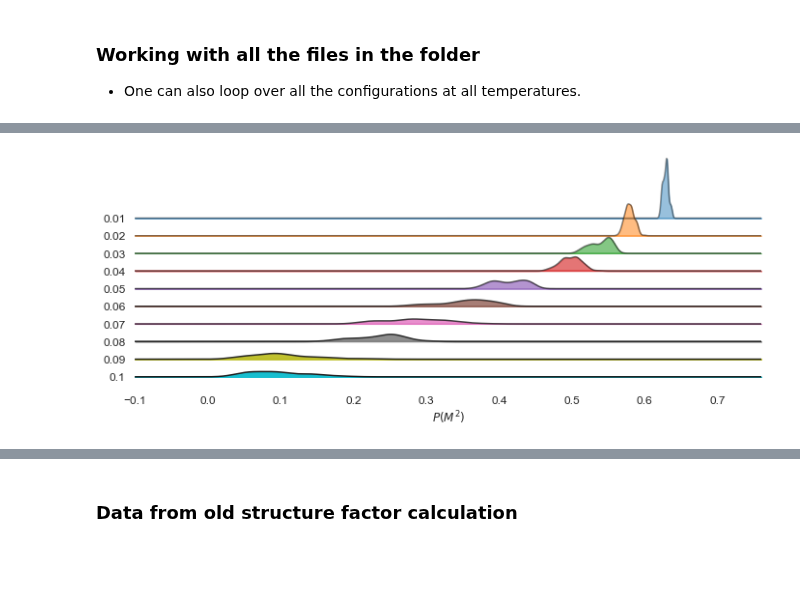
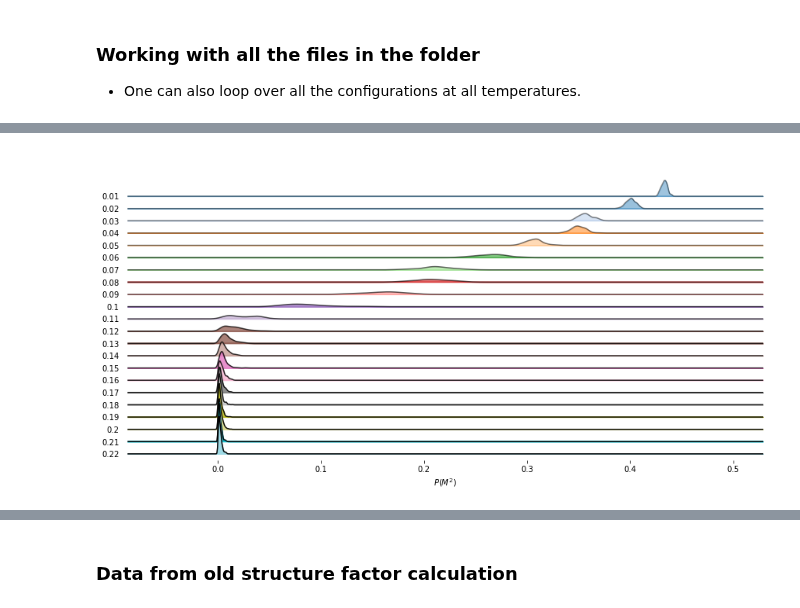
Before and after one commit to Shashi1a/tca_ptca, a Jupyter notebook: spinspincorr.ipynb, the cells around one changed output, grey strips where cells are left out. Cells and saved outputs as stored; diff of their text form; code cells hidden in the pictures; blank space fills up the shorter version.

Commit message:
saved the comparison plots

```diff
--- a/spinspincorr.ipynb
+++ b/spinspincorr.ipynb
@@ -122,7 +122,6 @@ class StructureFactor:
         '''
         ### store names of all files in a list
         f = glob.glob(self.filepath+self.fpattern)
-
         ## file names that we need for calculations also the temperature values
         f_list,temp_list = [],[]
 
@@ -155,7 +154,8 @@ class StructureFactor:
                     that is loaded
         '''
 
-        tempf = pd.read_csv(self.filepath+self.filedict[ki],header=None,sep='\t')
+        tempf = pd.read_csv(self.filedict[ki],header=None,sep='\t')
+        #tempf = pd.read_csv(self.filepath+self.filedict[ki], header=None, sep='\t')
         tempf.columns = ['data']
         m,theta,phi,temp_i = [],[],[],[]
         for j in range(tempf.shape[0]):
@@ -460,9 +431,8 @@ loopobj.filedict
 # %%
 df_m,df_comp,df_mc = pd.DataFrame(),pd.DataFrame(),pd.DataFrame()
-L=12
-#fp = './trialdata/L24/int6.0/anything624096/'
-filepath = "./"
-fpattern = "sep*cluster4"
+L=40
+filepath = './trialdata/L40/anything625283/'
+fpattern = "sep*cluster6"
 loopobj = StructureFactor(L,filepath=filepath,fpattern=fpattern)
 
 loopobj.getFile()
@@ -529,13 +500,13 @@ plt.show()
 # %%
 from joypy import joyplot
 from matplotlib import cm
-joyplot(data=df_mc[df_mc.temp<=0.1],by='temp',column="mc_m2",colormap=cm.tab20,fade=True,figsize=(10,4))
+joyplot(data=df_mc[df_mc.temp<=0.22],by='temp',column="mc_m2",colormap=cm.tab20,fade=True,figsize=(12,6))
 plt.xlabel(r'$P( M^{2})$')
 
 
 plt.show()
 # %% [output]
-[figure, old version]
+[figure, new version]
 # %%
 from joypy import joyplot
 from matplotlib import cm
```
Also changed, not shown: parts of 20 cells of this notebook.
